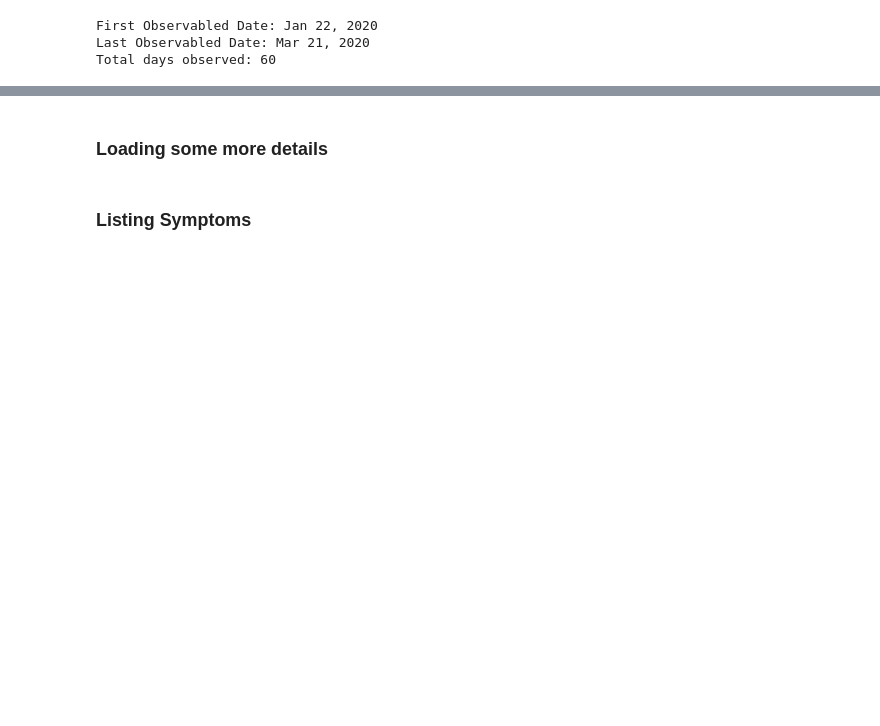
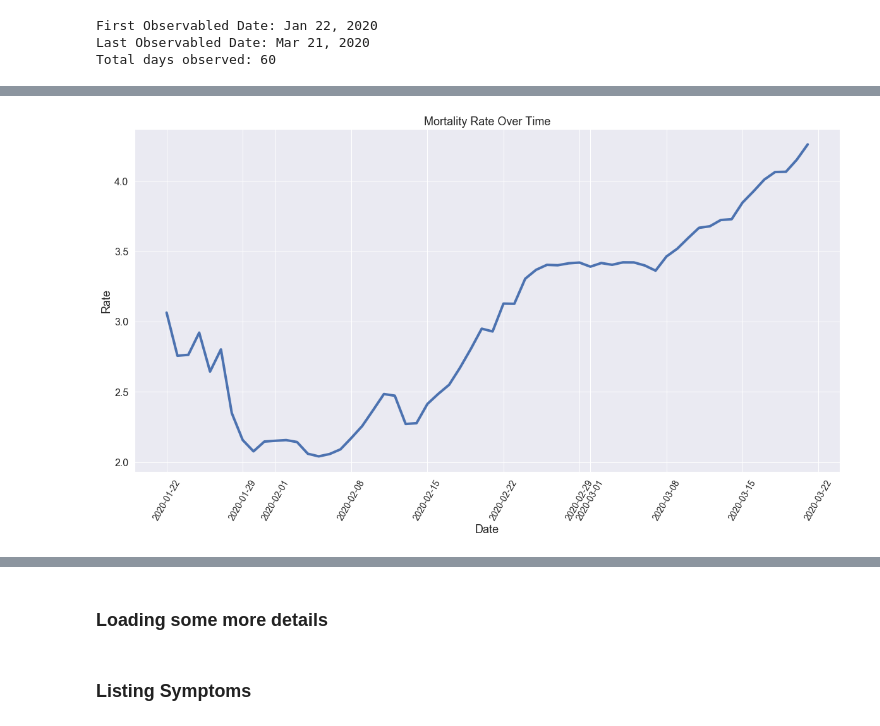
Before and after one commit to gachet/Coronavirus-2019-Analysis, a Jupyter notebook: Coronavirus_Analysis.ipynb, the cells around one changed output, grey strips where cells are left out. Cells and saved outputs as stored; diff of their text form; code cells hidden in the pictures; blank space fills up the shorter version.

Commit message:
WIP: visualizations

```diff
--- a/Coronavirus_Analysis.ipynb
+++ b/Coronavirus_Analysis.ipynb
@@ -189,6 +232,7 @@ _ = plt.xticks(rotation=60)
 # %%
-sns.lineplot(total_cases['Observed'], total_cases['Deaths']*100/total_cases['Confirmed'], linewidth=4)
-plt.title('Mortality Rate Over Time', fontsize=20)
-plt.xlabel('Date')
-plt.ylabel('Rate')
-_ = plt.xticks(rotation=60)
+def mortality_rate(df, title):
+    sns.lineplot(df.index, df['Deaths']*100/df['Confirmed'])
+    plt.title(title)
+    plt.xlabel('Date')
+    plt.ylabel('Rate')
+    plt.xticks(rotation=60)
@@ -242,0 +292,4 @@ _ = plt.ylabel('Cases')
+# %%
+mortality_rate(total_cases, 'Mortality Rate Over Time')
+# %% [output]
+[figure, added]
```
Also changed, not shown: parts of 36 cells of this notebook.
